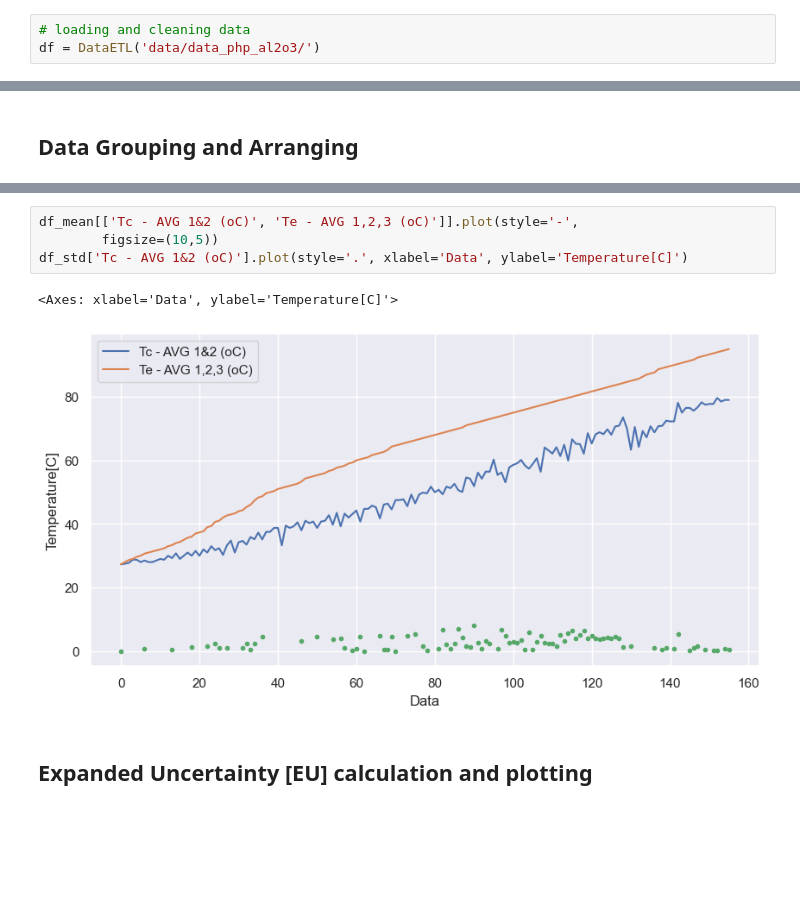
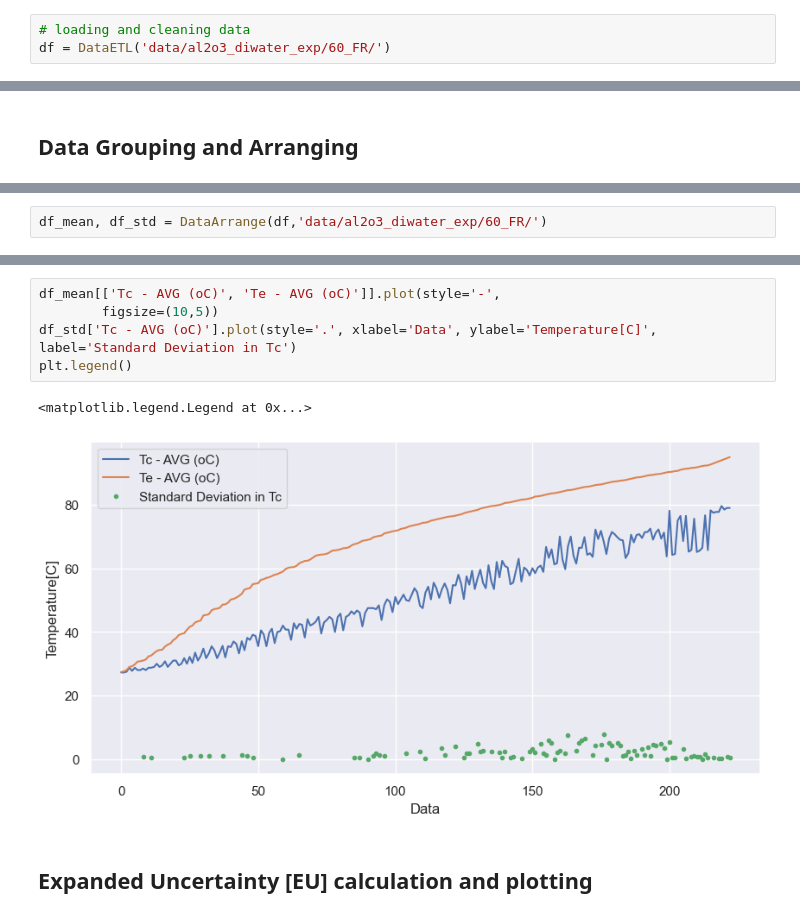
Before and after one commit to nirmalparmarphd/PulseHeatPipe, a Jupyter notebook: DA_php_al203_60fr.ipynb, the cells around one changed output, grey strips where cells are left out. Saved outputs shown, nothing was run; the diff lists cells and outputs as text; blank space fills up the shorter version.

```diff
--- a/DA_php_al203_60fr.ipynb
+++ b/DA_php_al203_60fr.ipynb
@@ -21,7 +21,7 @@ from ipynb.fs.full.mdf import DataChop, DataArrange, DataETL
 ## Data loading
 # %%
 # loading and cleaning data
-df = DataETL('data/data_php_al2o3/')
+df = DataETL('data/al2o3_diwater_exp/60_FR/')
 # %% [markdown]
 ## EDA
 # %%
@@ -129,0 +94,2 @@ df_std
+# %%
+df_mean, df_std = DataArrange(df,'data/al2o3_diwater_exp/60_FR/')
@@ -130,10 +128,11 @@ df_std
 # %%
-df_mean[['Tc - AVG 1&2 (oC)', 'Te - AVG 1,2,3 (oC)']].plot(style='-',
+df_mean[['Tc - AVG (oC)', 'Te - AVG (oC)']].plot(style='-',
         figsize=(10,5))
-df_std['Tc - AVG 1&2 (oC)'].plot(style='.', xlabel='Data', ylabel='Temperature[C]')
+df_std['Tc - AVG (oC)'].plot(style='.', xlabel='Data', ylabel='Temperature[C]', label='Standard Deviation in Tc')
+plt.legend()
 # %% [output]
-<Axes: xlabel='Data', ylabel='Temperature[C]'>
+<matplotlib.legend.Legend at 0x...>
-[figure, old version]
+[figure, new version]
 # %% [markdown]
 ## Expanded Uncertainty [EU] calculation and plotting
 # %% [markdown]
```
Also changed, not shown: parts of 19 cells of this notebook, 21 other files.
